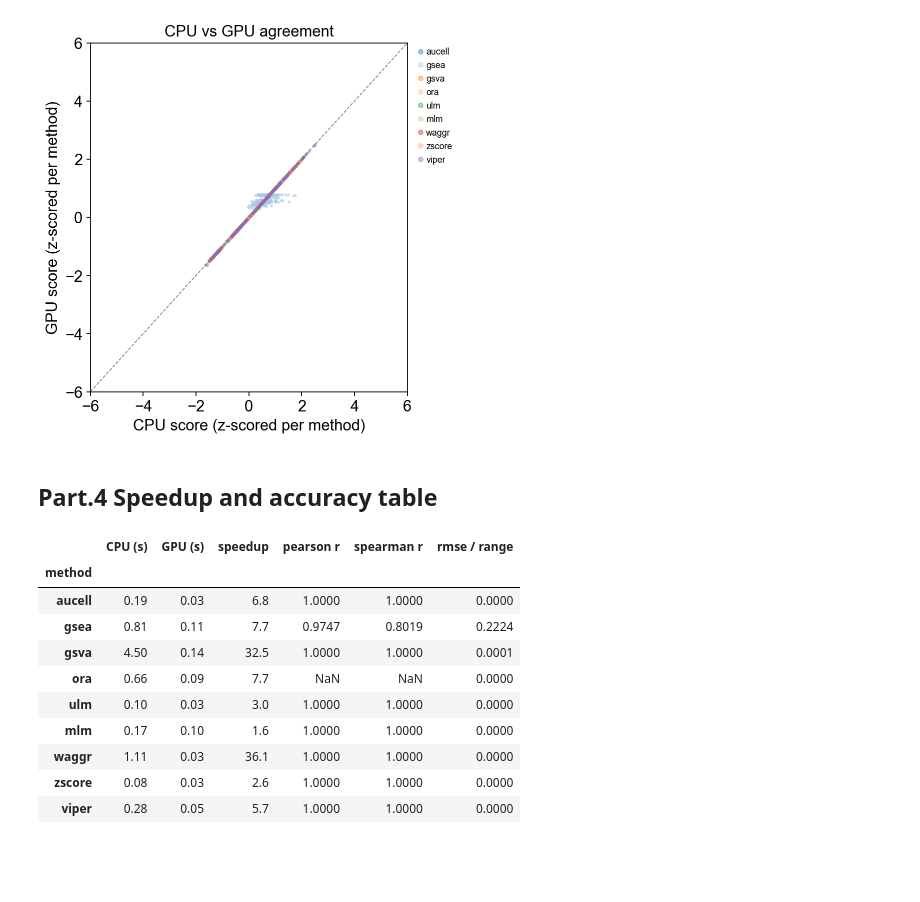
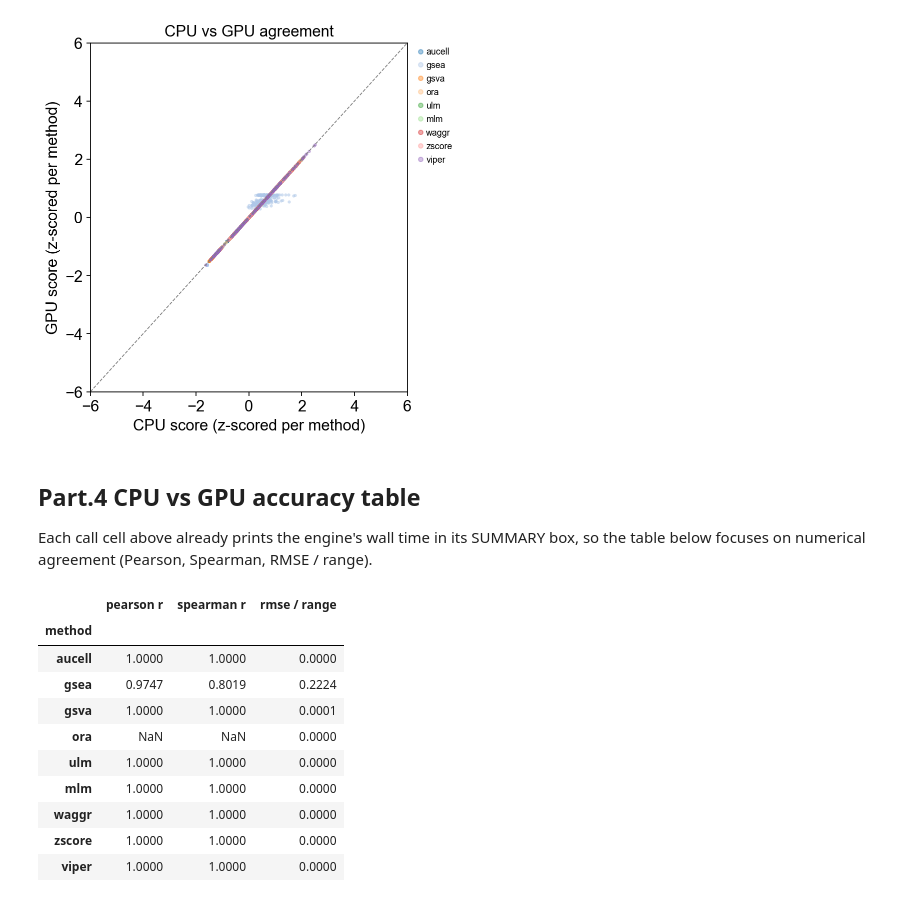
Before and after one commit to DBinary/omicverse-tutorials, a Jupyter notebook: docs/Tutorials-single/enrichment/t_es_compare.ipynb, the cells around one changed output. Cells and saved outputs as stored; diff of their text form; code cells hidden in the pictures; blank space fills up the shorter version.

```diff
--- a/docs/Tutorials-single/enrichment/t_es_compare.ipynb
+++ b/docs/Tutorials-single/enrichment/t_es_compare.ipynb
@@ -596,36 +555,35 @@ plt.show()
 # %% [output]
 [figure]
 # %% [markdown]
-## Part.4 Speedup and accuracy table
+## Part.4 CPU vs GPU accuracy table
+
+Each call cell above already prints the engine's wall time in its SUMMARY box, so the table below focuses on numerical agreement (Pearson, Spearman, RMSE / range).
 # %%
 import pandas as pd
 from scipy.stats import pearsonr, spearmanr
 
 rows = []
 for _m in [m for m in scores_gpu if m in scores_cpu]:
     _x = scores_cpu[_m]
     _y = scores_gpu[_m]
     _rmse = float(np.sqrt(np.mean((_x - _y) ** 2)))
     _rng = float(_x.max() - _x.min())
     rows.append({
         'method': _m,
-        'CPU (s)': round(timings[(_m, 'cpu')], 2),
-        'GPU (s)': round(timings[(_m, 'gpu')], 2),
-        'speedup': round(timings[(_m, 'cpu')] / max(timings[(_m, 'gpu')], 1e-6), 1),
         'pearson r': round(pearsonr(_x, _y)[0], 4),
         'spearman r': round(spearmanr(_x, _y)[0], 4),
         'rmse / range': round(_rmse / _rng if _rng > 0 else 0.0, 4),
     })
 pd.DataFrame(rows).set_index('method')
 # %% [output]
-|  | CPU (s) | GPU (s) | speedup | pearson r | spearman r | rmse / range |
-| method |  |  |  |  |  |  |
-| aucell | 0.19 | 0.03 | 6.8 | 1.0000 | 1.0000 | 0.0000 |
-| gsea | 0.81 | 0.11 | 7.7 | 0.9747 | 0.8019 | 0.2224 |
-| gsva | 4.50 | 0.14 | 32.5 | 1.0000 | 1.0000 | 0.0001 |
-| ora | 0.66 | 0.09 | 7.7 | NaN | NaN | 0.0000 |
-| ulm | 0.10 | 0.03 | 3.0 | 1.0000 | 1.0000 | 0.0000 |
-| mlm | 0.17 | 0.10 | 1.6 | 1.0000 | 1.0000 | 0.0000 |
-| waggr | 1.11 | 0.03 | 36.1 | 1.0000 | 1.0000 | 0.0000 |
-| zscore | 0.08 | 0.03 | 2.6 | 1.0000 | 1.0000 | 0.0000 |
-| viper | 0.28 | 0.05 | 5.7 | 1.0000 | 1.0000 | 0.0000 |
+|  | pearson r | spearman r | rmse / range |
+| method |  |  |  |
+| aucell | 1.0000 | 1.0000 | 0.0000 |
+| gsea | 0.9747 | 0.8019 | 0.2224 |
+| gsva | 1.0000 | 1.0000 | 0.0001 |
+| ora | NaN | NaN | 0.0000 |
+| ulm | 1.0000 | 1.0000 | 0.0000 |
+| mlm | 1.0000 | 1.0000 | 0.0000 |
+| waggr | 1.0000 | 1.0000 | 0.0000 |
+| zscore | 1.0000 | 1.0000 | 0.0000 |
+| viper | 1.0000 | 1.0000 | 0.0000 |
```
Also changed, not shown: parts of 14 cells of this notebook.
